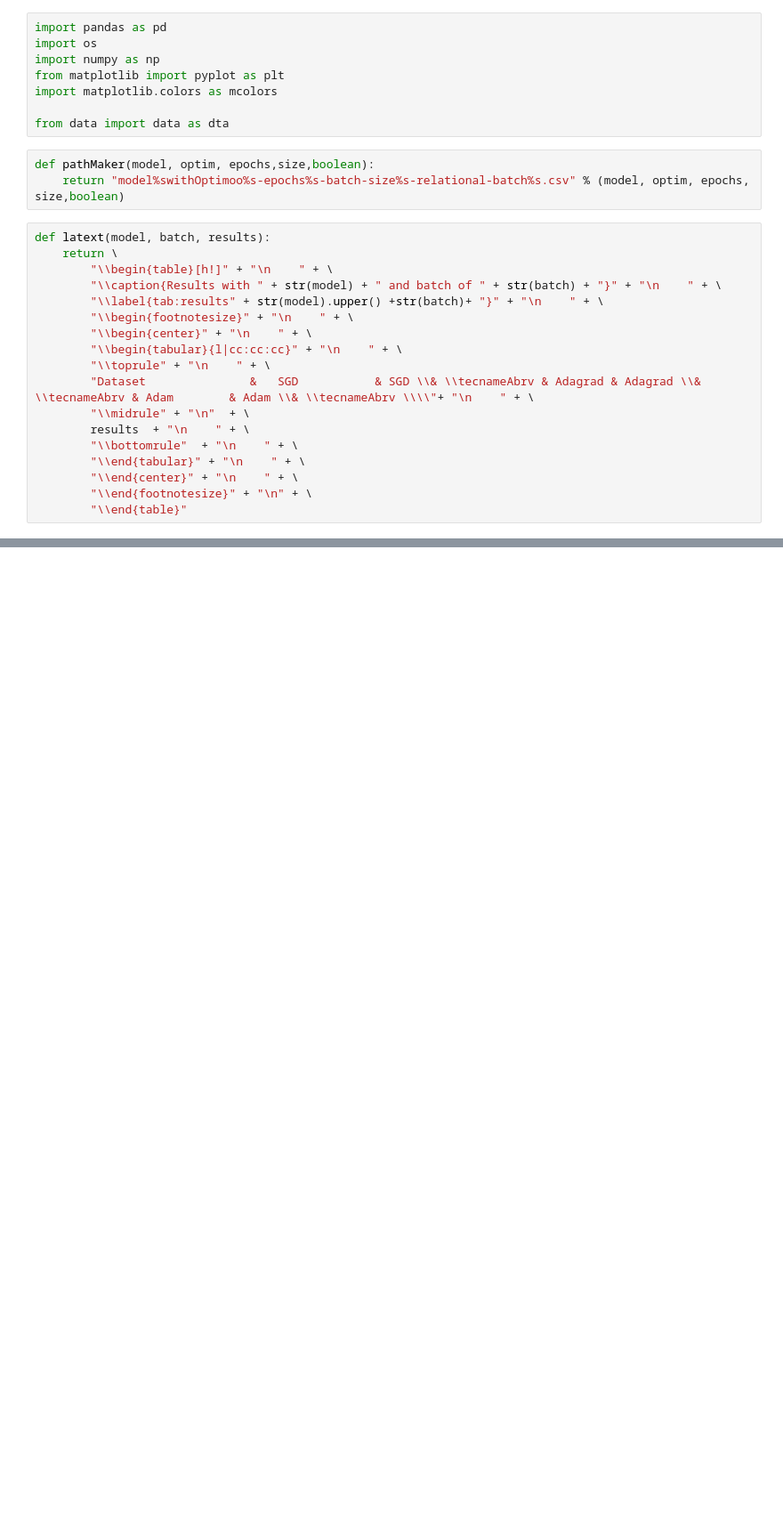
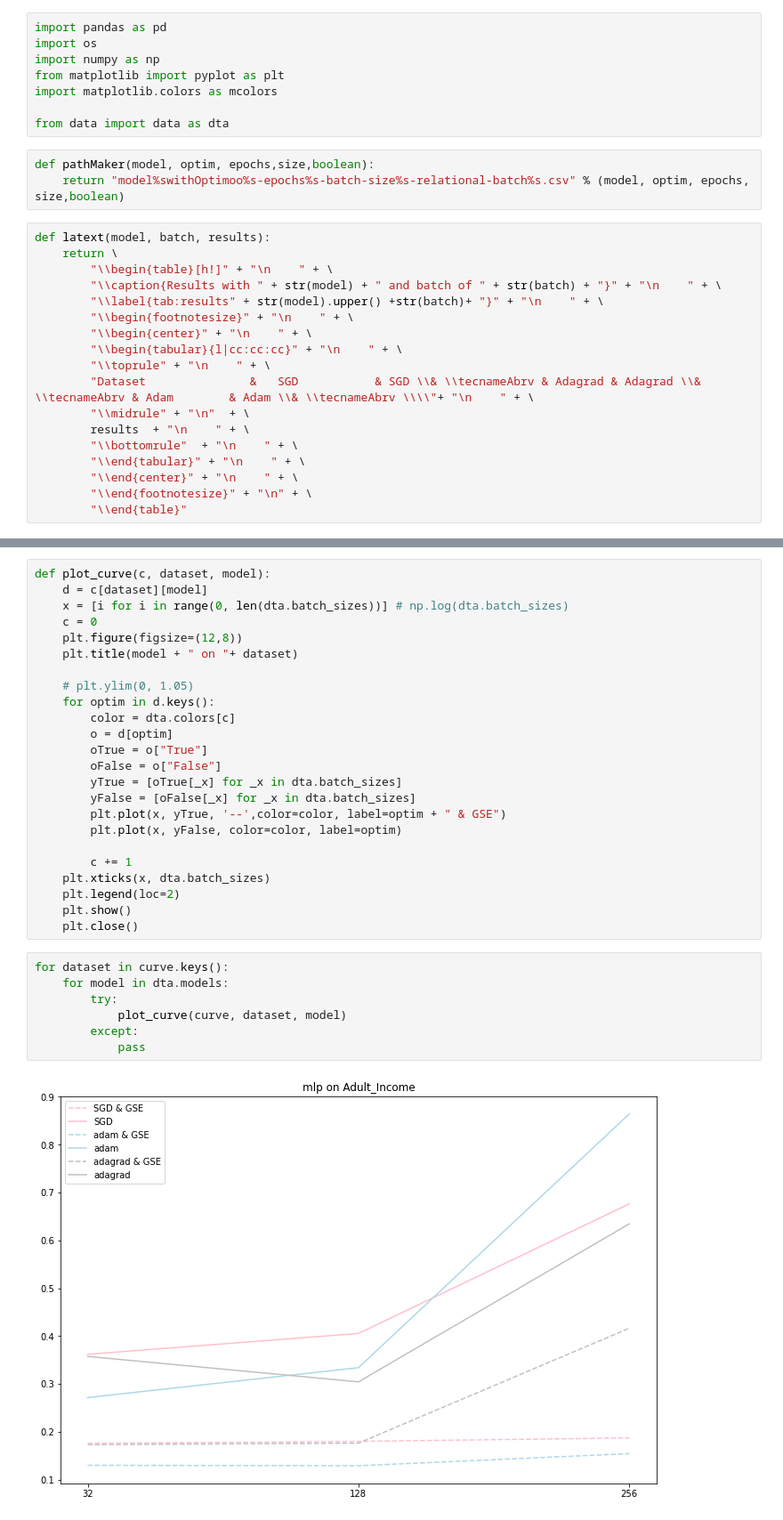
Before and after one commit to ppmdatix/RelationalBatch, a Jupyter notebook: Display results.ipynb, the cells around one changed output, grey strips where cells are left out. Shown at 89% size. Cells and saved outputs as stored; diff of their text form; blank space fills up the shorter version.

```diff
--- a/Display results.ipynb
+++ b/Display results.ipynb
@@ -149,0 +154,33 @@ files
+# %%
+def plot_curve(c, dataset, model):
+    d = c[dataset][model]
+    x = [i for i in range(0, len(dta.batch_sizes))] # np.log(dta.batch_sizes)
+    c = 0
+    plt.figure(figsize=(12,8))
+    plt.title(model + " on "+ dataset)
+
+    # plt.ylim(0, 1.05)
+    for optim in d.keys():
+        color = dta.colors[c]
+        o = d[optim]
+        oTrue = o["True"]
+        oFalse = o["False"]
+        yTrue = [oTrue[_x] for _x in dta.batch_sizes]
+        yFalse = [oFalse[_x] for _x in dta.batch_sizes]
+        plt.plot(x, yTrue, '--',color=color, label=optim + " & GSE")
+        plt.plot(x, yFalse, color=color, label=optim)
+
+        c += 1
+    plt.xticks(x, dta.batch_sizes)
+    plt.legend(loc=2)
+    plt.show()
+    plt.close()
+# %%
+for dataset in curve.keys():
+    for model in dta.models:
+        try:
+            plot_curve(curve, dataset, model)
+        except:
+            pass
+# %% [output]
+[figure, added]
```
Also changed, not shown: parts of 5 cells of this notebook.
